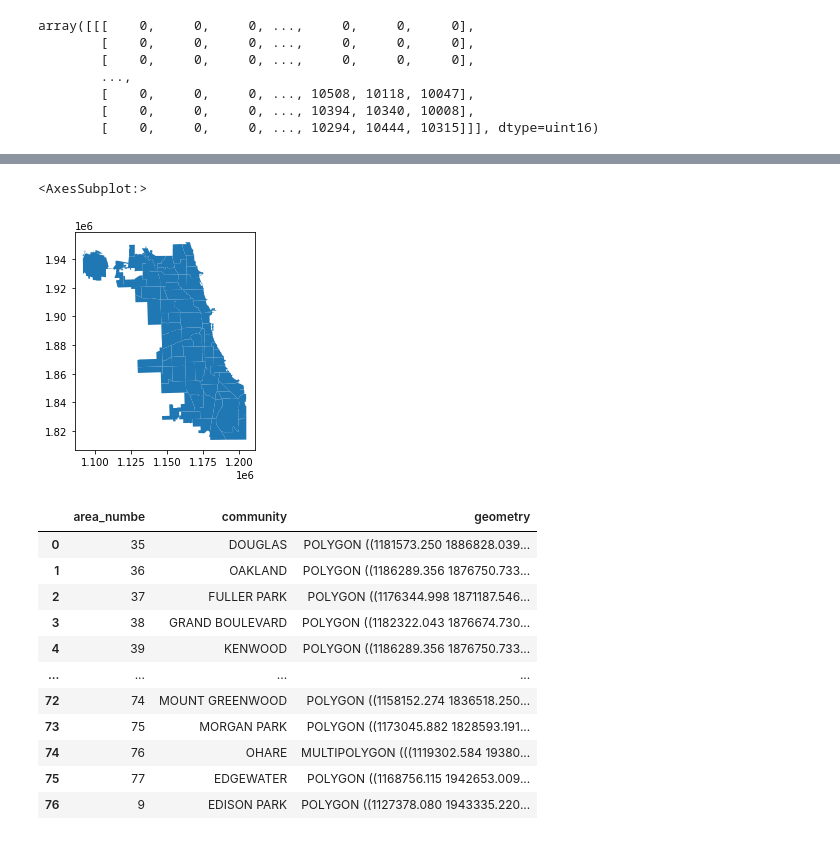
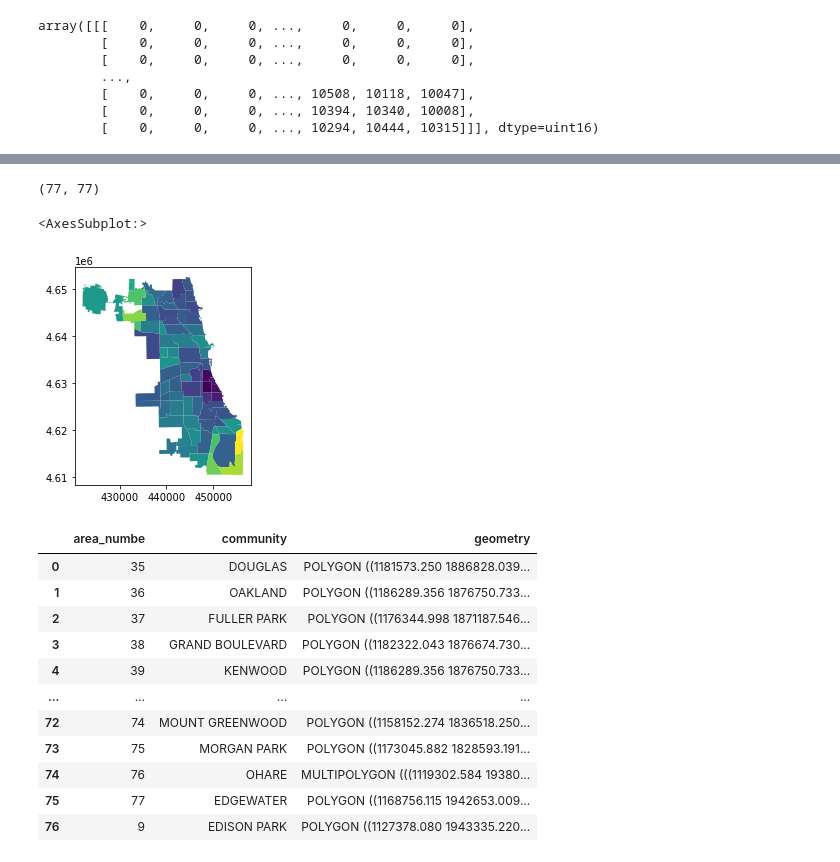
Before and after one commit to oabreu86/Time-Series-Forecasting_Urban_Heat_Islands, a Jupyter notebook: utils.ipynb, the cells around one changed output, grey strips where cells are left out. Cells and saved outputs as stored; diff of their text form; code cells hidden in the pictures.

```diff
--- a/utils.ipynb
+++ b/utils.ipynb
@@ -258,12 +409,17 @@ def compute_spatial_lag(gpd, column, new_col_name, time_indentifier):
+# %%
+W.shape
+# %% [output]
+(77, 77)
 # %%
-#com_areas = compute_spatial_lag(com_areas,
-#                                "area_num_1",
-#                                "av_area_num",
-#                               "community")
-com_areas.plot()
+com_areas2 = compute_spatial_lag(com_areas,
+                                "shape_area",
+                                "av_area_num",
+                               "community")
-# %% [output]
-<AxesSubplot:>
-[figure, removed]
+# %%
+com_areas.plot(column="av_area_num")
+# %% [output]
+<AxesSubplot:>
+[figure, added]
 # %%
 com_areas2 = com_areas[["area_numbe", "community", "geometry"]]
 # %%
```
Also changed, not shown: parts of 25 cells of this notebook.
